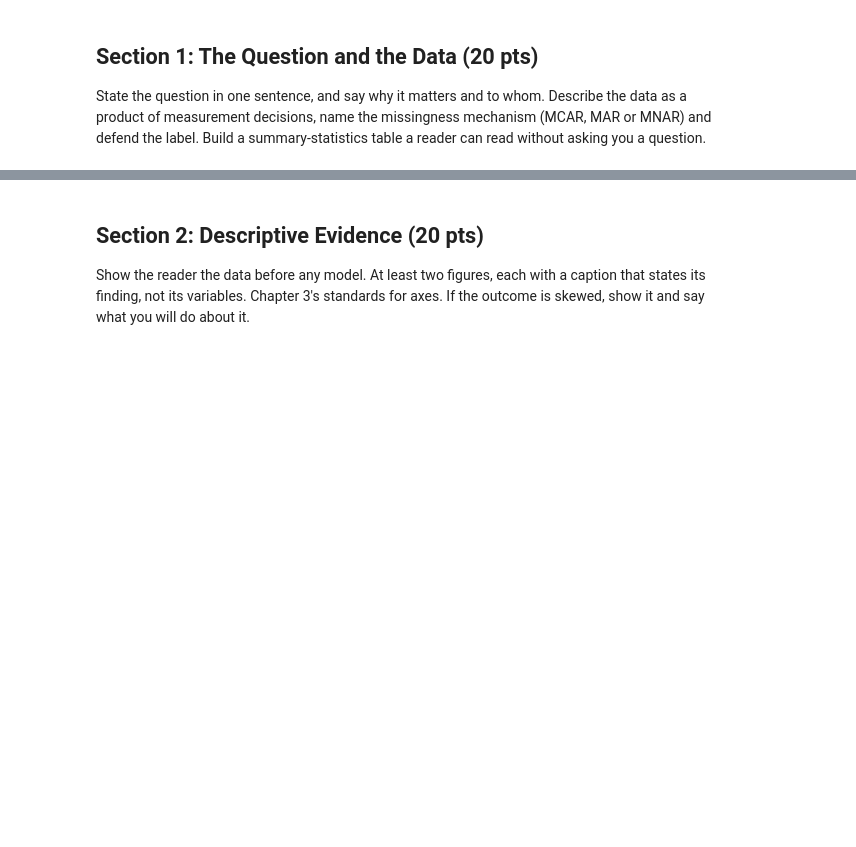
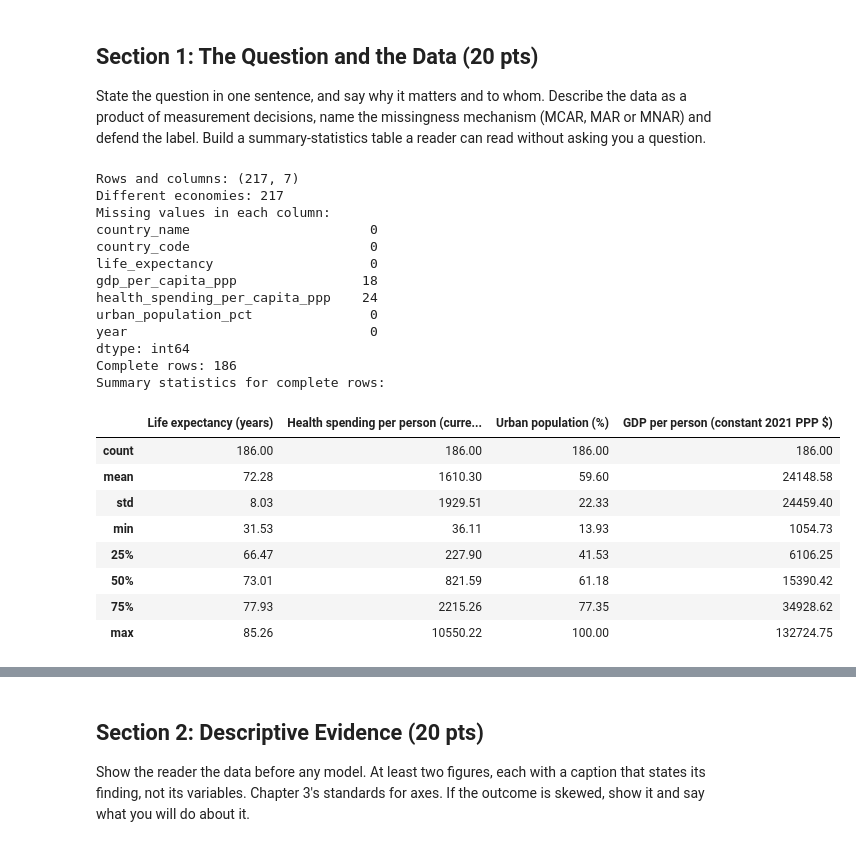
Before and after one commit to Zhengdao-Lu/Midterm-Project-Econometric-Foundation, a Jupyter notebook: midterm_starter_(1).ipynb, the cells around one changed output, grey strips where cells are left out. Saved outputs shown, nothing was run; the diff lists cells and outputs as text; code cells hidden in the pictures; blank space fills up the shorter version.

```diff
--- a/midterm_starter_(1).ipynb
+++ b/midterm_starter_(1).ipynb
@@ -90,6 +136,57 @@ Urban population SP.URB.TOTL.IN.ZS data/Urban population.csv https://data.worldb
 ## Section 1: The Question and the Data (20 pts)
 
 State the question in one sentence, and say why it matters and to whom. Describe the data as a product of measurement decisions, name the missingness mechanism (MCAR, MAR or MNAR) and defend the label. Build a summary-statistics table a reader can read without asking you a question.
+# %%
+df = life_2019.merge(gdp_2019, on="Country Code", how="left")
+df = df.merge(health_2019, on="Country Code", how="left")
+df = df.merge(urban_2019, on="Country Code", how="left")
+
+df = df.rename(columns={"Country Name": "country_name",
+                        "Country Code": "country_code"})
+df["year"] = 2019
+
+print("Rows and columns:", df.shape)
+print("Different economies:", df["country_code"].nunique())
+print("Missing values in each column:")
+print(df.isna().sum())
+
+complete = df.dropna()
+print("Complete rows:", len(complete))
+
+
+summary = complete[["life_expectancy", "health_spending_per_capita_ppp",
+                    "urban_population_pct", "gdp_per_capita_ppp"]]
+summary = summary.rename(columns={
+    "life_expectancy": "Life expectancy (years)",
+    "health_spending_per_capita_ppp": "Health spending per person (current PPP $)",
+    "urban_population_pct": "Urban population (%)",
+    "gdp_per_capita_ppp": "GDP per person (constant 2021 PPP $)"
+})
+print("Summary statistics for complete rows:")
+display(summary.describe().round(2))
+# %% [output]
+Rows and columns: (217, 7)
+Different economies: 217
+Missing values in each column:
+country_name                       0
+country_code                       0
+life_expectancy                    0
+gdp_per_capita_ppp                18
+health_spending_per_capita_ppp    24
+urban_population_pct               0
+year                               0
+dtype: int64
+Complete rows: 186
+Summary statistics for complete rows:
+|  | Life expectancy (years) | Health spending per person (curre... | Urban population (%) | GDP per person (constant 2021 PPP $) |
+| count | 186.00 | 186.00 | 186.00 | 186.00 |
+| mean | 72.28 | 1610.30 | 59.60 | 24148.58 |
+| std | 8.03 | 1929.51 | 22.33 | 24459.40 |
+| min | 31.53 | 36.11 | 13.93 | 1054.73 |
+| 25% | 66.47 | 227.90 | 41.53 | 6106.25 |
+| 50% | 73.01 | 821.59 | 61.18 | 15390.42 |
+| 75% | 77.93 | 2215.26 | 77.35 | 34928.62 |
+| max | 85.26 | 10550.22 | 100.00 | 132724.75 |
 # %%
 # Section 1 self-check: run once your data is loaded into a DataFrame called df.
 # It prints what Section 1 has to report. It doesn't judge your choices: answer the questions below.
```
Also changed, not shown: parts of 8 cells of this notebook.
